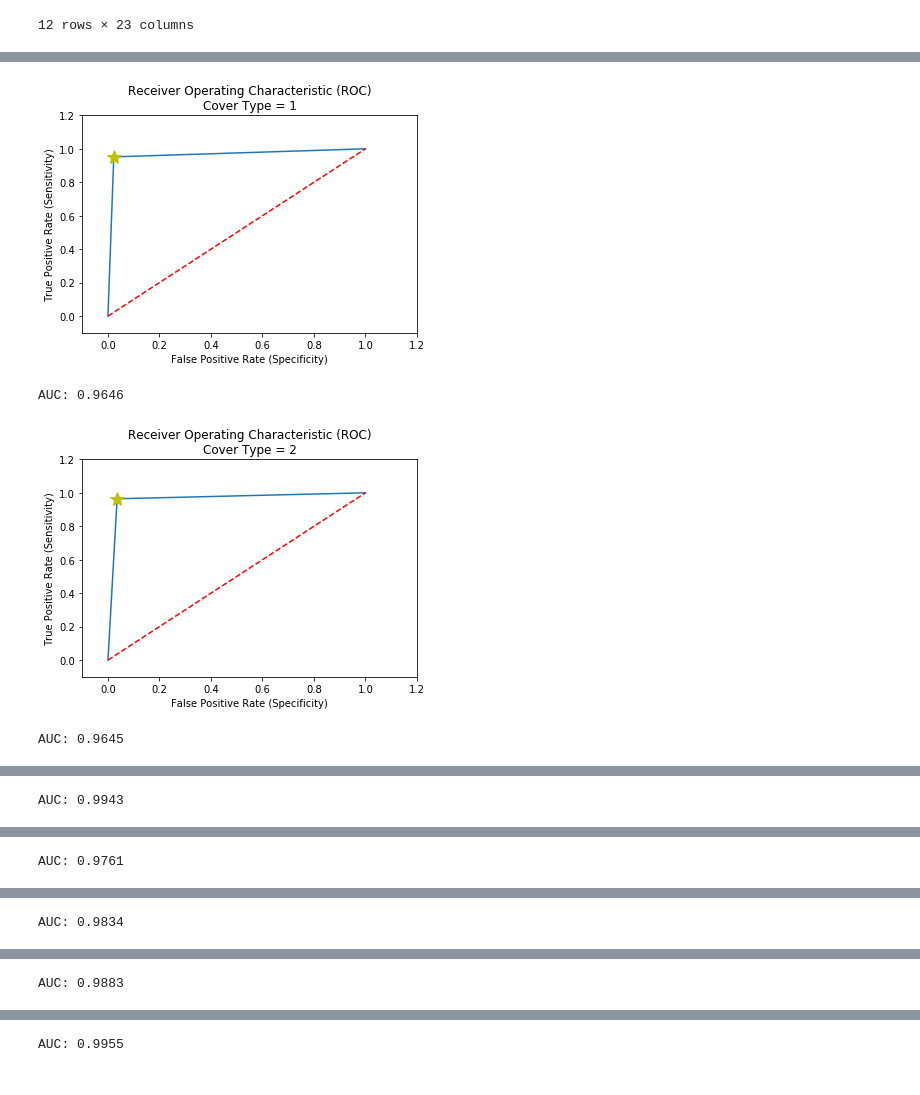
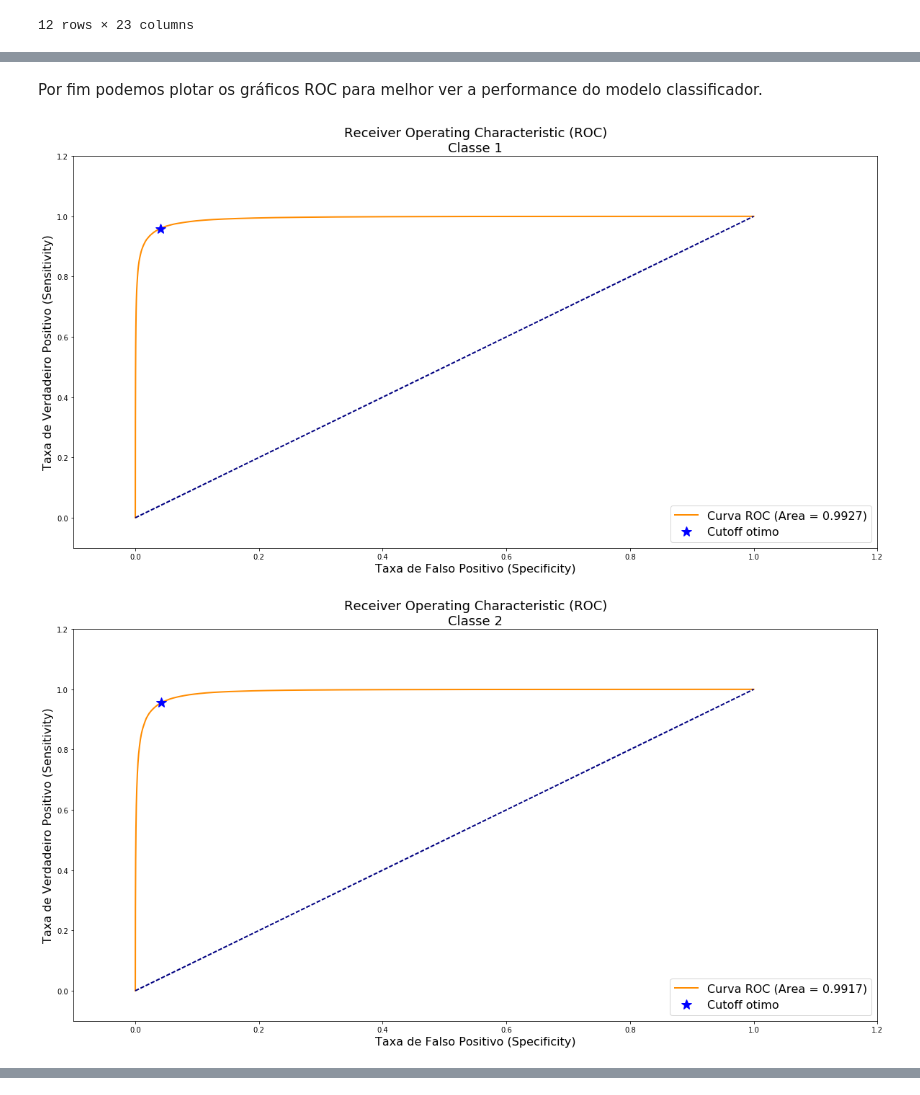
Before and after one commit to Machine-Learning-FGA/ForestCover-Problem, a Jupyter notebook: Modeling.ipynb, the cells around one changed output, grey strips where cells are left out. Saved outputs shown, nothing was run; the diff lists cells and outputs as text; code cells hidden in the pictures.

```diff
--- a/Modeling.ipynb
+++ b/Modeling.ipynb
@@ -509,44 +669,43 @@ Prediciton time: 4.192s
+# %% [markdown]
+Por fim podemos plotar os gráficos ROC para melhor ver a performance do modelo classificador.
 # %%
-from sklearn.metrics import roc_curve, auc
+def find_optimal_cutoff(false_pos_rate, true_pos_rate, threshold):
+    i = np.arange(len(true_pos_rate))
+    roc = pd.DataFrame({
+        'fpr':false_pos_rate,
+        'tpr':true_pos_rate,
+        'tf' : pd.Series(true_pos_rate-(1-false_pos_rate), index=i)
+    })
+    roc_t = roc.iloc[(roc.tf).abs().argsort()[0]]
 
-def Find_Optimal_Cutoff(target, predicted):
-    fpr, tpr, threshold = roc_curve(target, predicted)
-    i = np.arange(len(tpr))
-    roc = pd.DataFrame({'fpr':fpr, 'tpr':tpr,
-                        'tf' : pd.Series(tpr-(1-fpr), index=i),
-                        'threshold' : pd.Series(threshold, index=i)})
-    roc_t = roc.ix[(roc.tf-0).abs().argsort()[:1]]
-
-    return list(roc_t['threshold']), roc_t['fpr'], roc_t['tpr']
+    return roc_t, roc_t['fpr'], roc_t['tpr']
 # %%
+from sklearn.metrics import roc_curve, auc
 %matplotlib inline
-y_pred = final[0][2].predict(X_test)
 
-for i in range(1, 8):
-    y_test_i = y_test.copy()
-    y_test_i[y_test_i != i] = 0
-    y_test_i[y_test_i == i] = 1
+y_pred = final[0][2].predict_proba(X_test)
 
-    y_pred_i = y_pred.copy()
-    y_pred_i[y_pred_i != i] = 0
-    y_pred_i[y_pred_i == i] = 1
+for index, label in enumerate(range(1, 8)):
+    y_pred_i = y_pred[:, index]
 
-    false_positive_rate, true_positive_rate, thresholds = roc_curve(y_test_i, y_pred_i)
-    plt.title('Receiver Operating Characteristic (ROC)\nCover Type = {}'.format(i))
-    plt.plot(false_positive_rate, true_positive_rate)
-    optimal_threshold = Find_Optimal_Cutoff(y_test_i, y_pred_i)
-    plt.plot(optimal_threshold[1].iloc[0], optimal_threshold[2].iloc[0], 'y*', ms=15)
-    plt.plot([0,1],[0,1],'r--')
+    false_positive_rate, true_positive_rate, thresholds = roc_curve(y_test, y_pred_i, pos_label=label)
+    roc_auc = auc(false_positive_rate, true_positive_rate)
+    optimal_threshold = find_optimal_cutoff(false_positive_rate, true_positive_rate, thresholds)
+
+    plt.figure(figsize=(20,10))
+    plt.title('Receiver Operating Characteristic (ROC)\nClasse {}'.format(label), fontsize=18)
+    plt.plot(false_positive_rate, true_positive_rate,
+             color='darkorange',
+             lw=2,
+             label='Curva ROC (Area = {:.4f})'.format(roc_auc))
+    plt.plot(optimal_threshold[1], optimal_threshold[2], 'b*', ms=15, label='Cutoff otimo')
+    plt.plot([0,1],[0,1], color='navy', lw=2, linestyle='--')
     plt.xlim([-0.1,1.2])
     plt.ylim([-0.1,1.2])
-    plt.ylabel('True Positive Rate (Sensitivity)')
-    plt.xlabel('False Positive Rate (Specificity)')
+    plt.ylabel('Taxa de Verdadeiro Positivo (Sensitivity)', fontsize=16)
+    plt.xlabel('Taxa de Falso Positivo (Specificity)', fontsize=16)
+    plt.legend(loc="lower right", fontsize=16)
     plt.show()
-
-    roc_auc = auc(false_positive_rate, true_positive_rate)
-    print('AUC: {:.4f}'.format(roc_auc))
 # %% [output]
-[figure, old version]
+[figure, new version]
-AUC: 0.9646
-[figure, old version]
+[figure, new version]
-AUC: 0.9645
@@ -554 +712,0 @@ AUC: 0.9645
-AUC: 0.9943
@@ -556 +713,0 @@ AUC: 0.9943
-AUC: 0.9761
@@ -558 +714,0 @@ AUC: 0.9761
-AUC: 0.9834
@@ -560 +715,0 @@ AUC: 0.9834
-AUC: 0.9883
@@ -562 +716,0 @@ AUC: 0.9883
-AUC: 0.9955
```
Also changed, not shown: parts of 26 cells of this notebook, 1 other file.
